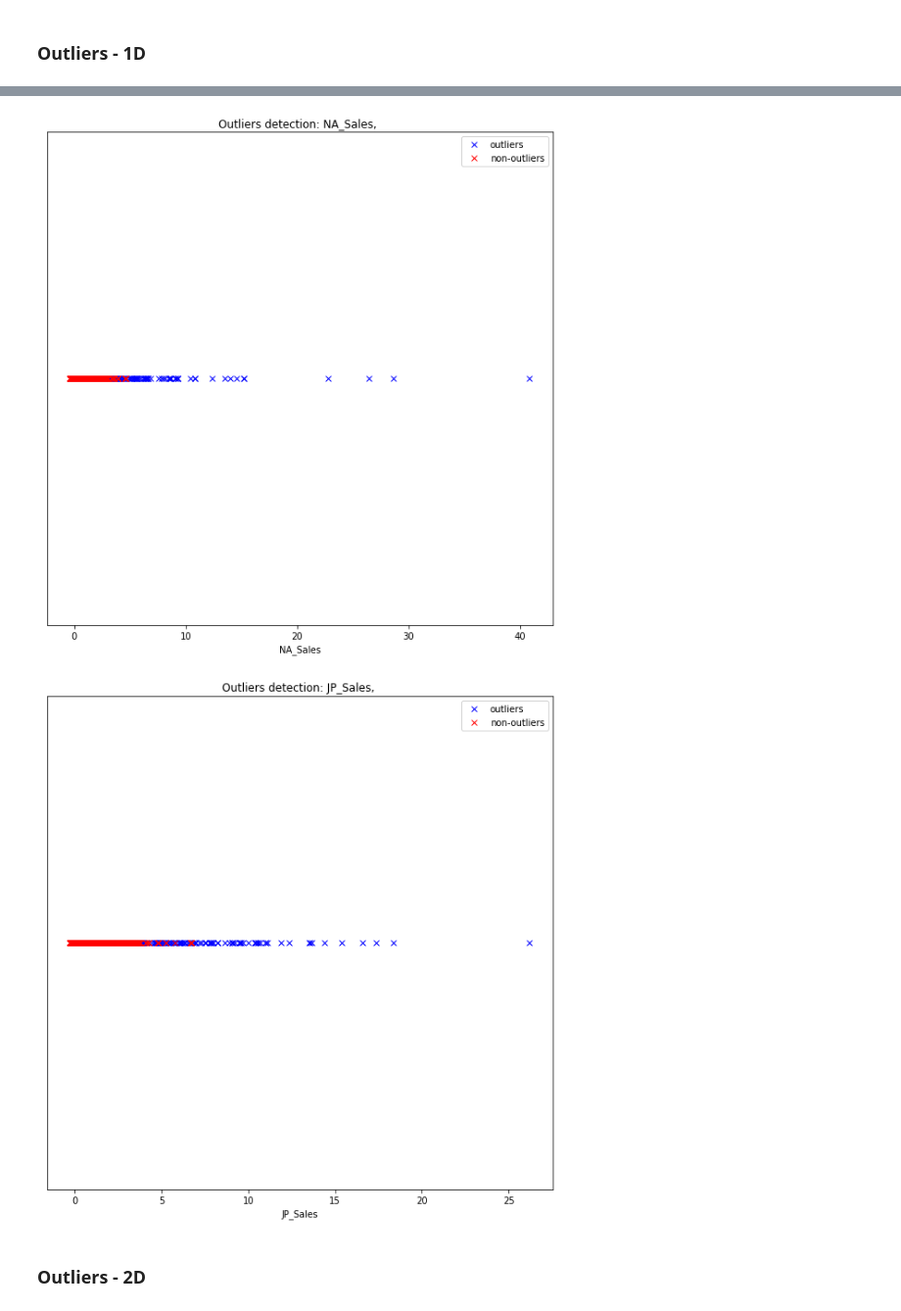
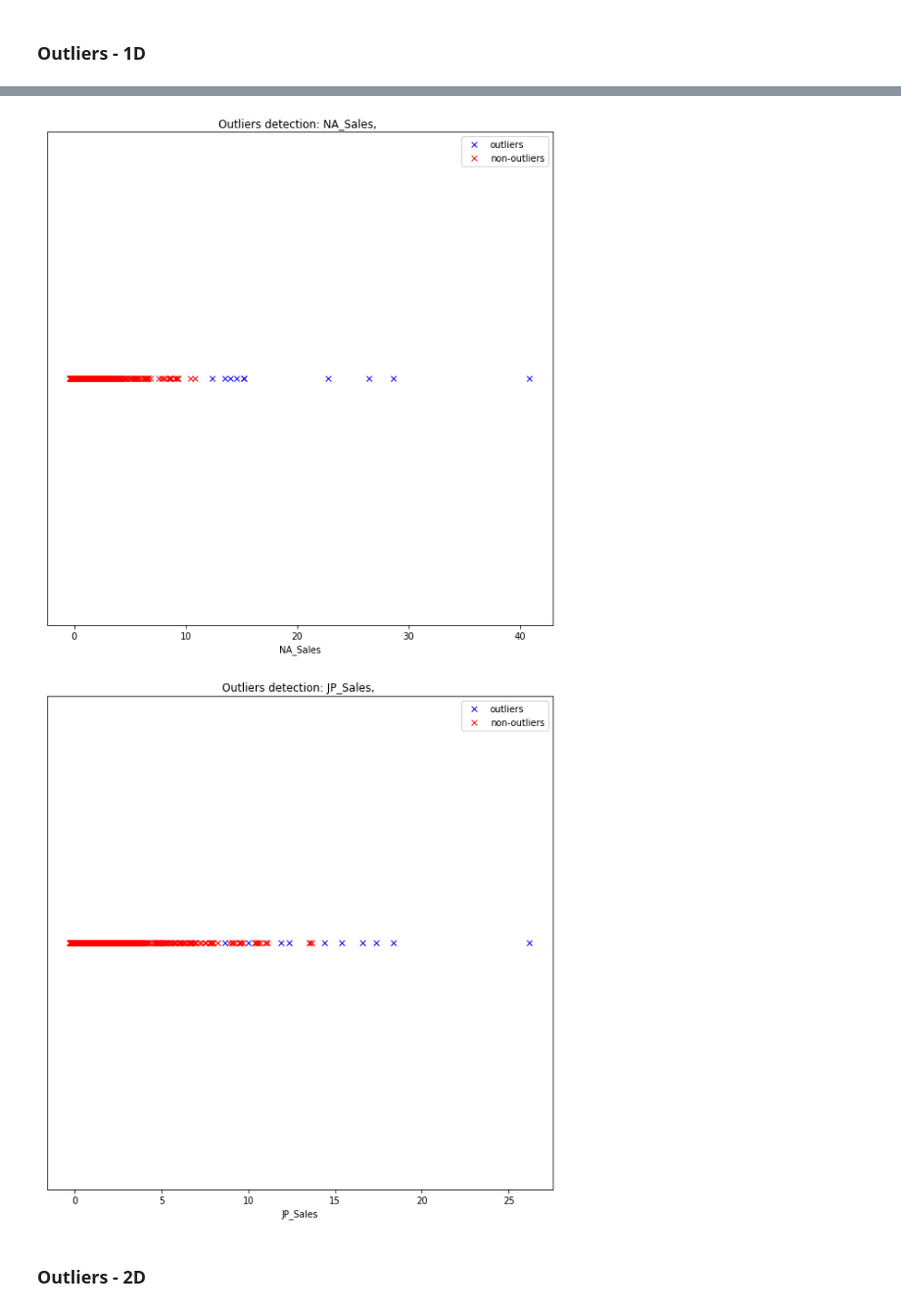
Before and after one commit to Loniowsky/Data-Mining-Project, a Jupyter notebook: scripts/notebooks/data_analysis.ipynb, the cells around one changed output, grey strips where cells are left out. Shown at 98% size. Drawn from its saved outputs; the diff is of its cells as text; code cells hidden in the pictures.

```diff
--- a/scripts/notebooks/data_analysis.ipynb
+++ b/scripts/notebooks/data_analysis.ipynb
@@ -75,7 +107,7 @@ print(data)
 # %% [markdown]
 ### Outliers - 1D
 # %%
-r_percentage = [0.01, 0.01, 0.01, 0.01, 0.01, 0.01]
+r_percentage = [0.001, 0.001, 0.001, 0.001, 0.001, 0.001]
 k_neighbours = [2, 2, 2, 2, 2, 2]
 nearest_neighbours_columns = ["Global_Sales", "User_Score", "Critic_Score", "EU_Sales", "NA_Sales", "JP_Sales"]
 outliers_for_each_column = []
@@ -109,5 +141,5 @@ Final Fantasy X-2: 5.187590361325422
-[figure, old version]
+[figure, new version]
-[figure, old version]
+[figure, new version]
 # %% [markdown]
 ### Outliers - 2D
 # %%
```
Also changed, not shown: parts of 8 cells of this notebook, 5 other files.
